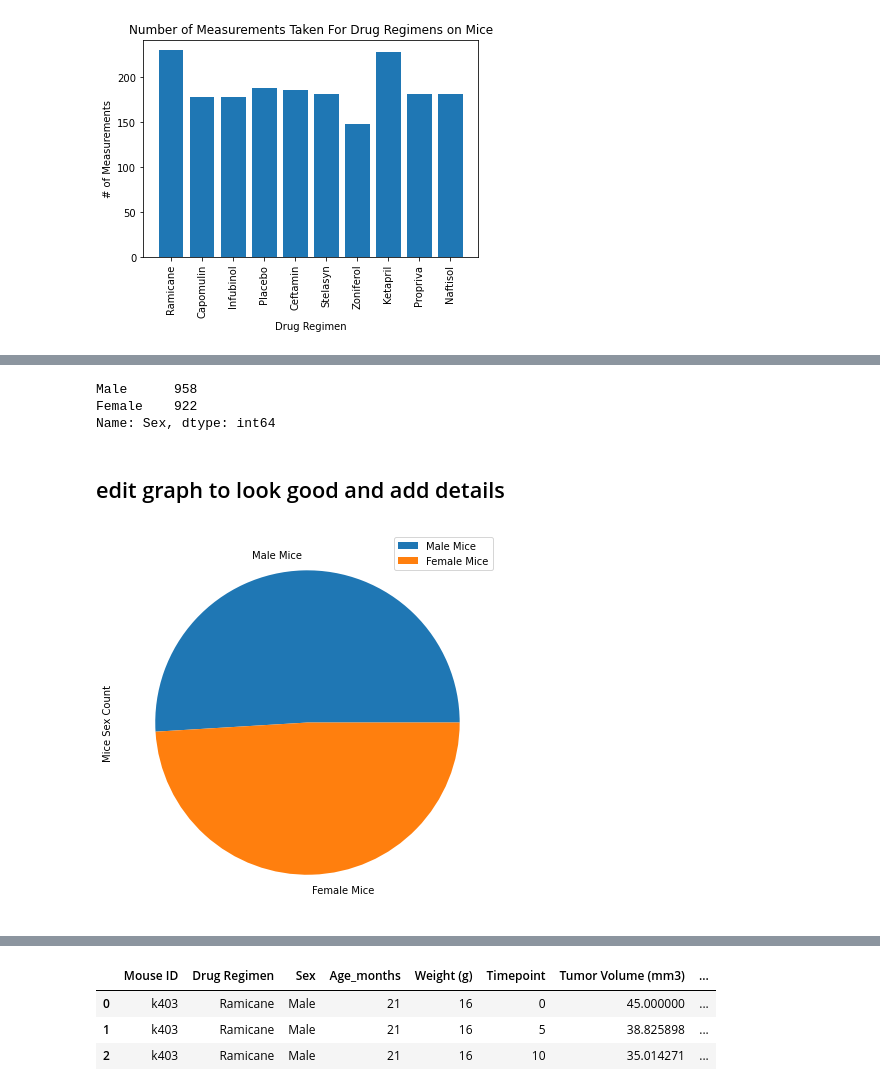
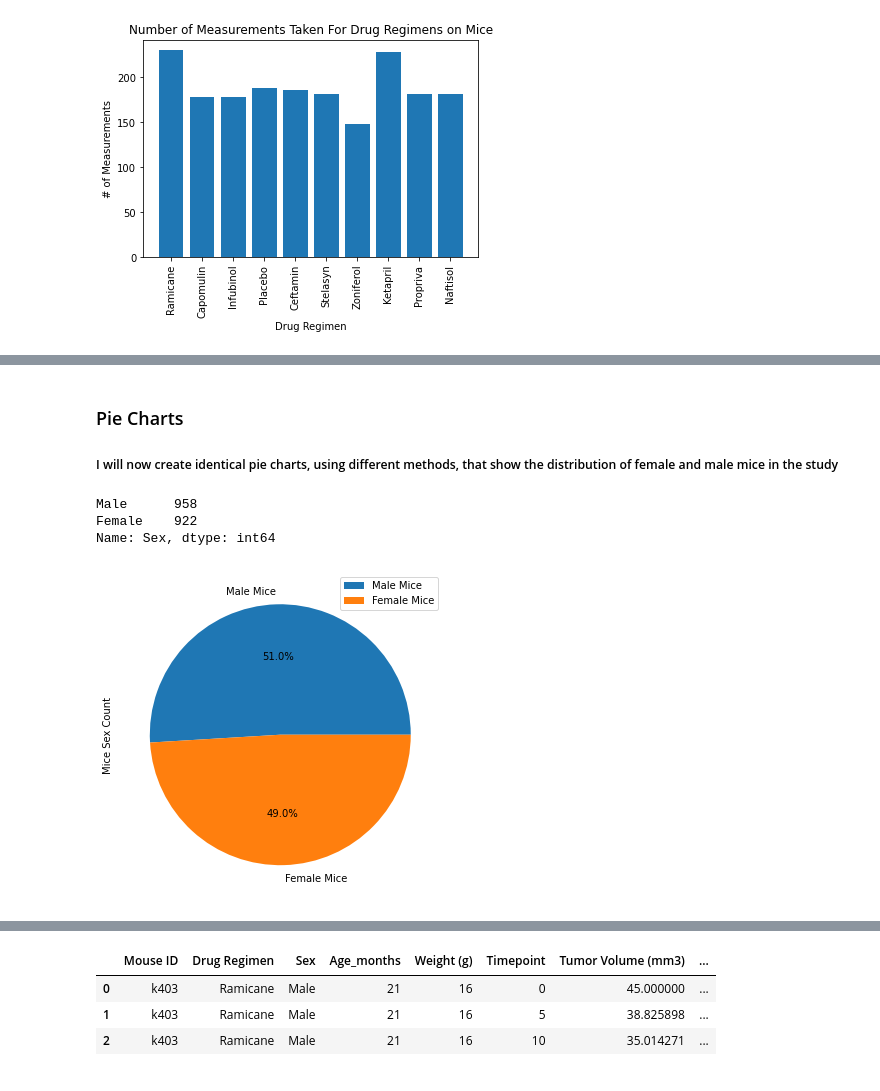
Before and after one commit to 3065923/Pymaceuticals_Burns, a Jupyter notebook: Pymaceuticals/Burns_pymaceuticals.ipynb, the cells around one changed output, grey strips where cells are left out. Cells and saved outputs as stored; diff of their text form; code cells hidden in the pictures.

```diff
--- a/Pymaceuticals/Burns_pymaceuticals.ipynb
+++ b/Pymaceuticals/Burns_pymaceuticals.ipynb
@@ -340,3 +332,7 @@ plt.show()
+# %% [markdown]
+### Pie Charts
+
+##### I will now create identical pie charts, using different methods, that show the distribution of female and male mice in the study
 # %%
 sex_count_df= clean_complete_df['Sex'].value_counts()
 sex_count_df
@@ -350,17 +346,15 @@ male_mice_count= sex_count_df[0]
 # %%
 female_mice_count= sex_count_df[1]
 #female_mice_count
-# %% [markdown]
-## edit graph to look good and add details
 # %%
 # Generate a pie plot showing the distribution of female versus male mice using pandas
 
 pie_df = pd.DataFrame({"Mice Sex Count": [male_mice_count, female_mice_count],
                    'radius': [2439.7, 6051.8]},
                   index=['Male Mice', 'Female Mice'])
-pie_plot = pie_df.plot.pie(y='Mice Sex Count', figsize=(7, 7))
+pie_plot = pie_df.plot.pie(y='Mice Sex Count', figsize=(6, 6), autopct='%1.1f%%')
 # %% [output]
-[figure, old version]
+[figure, new version]
 # %%
 # Generate a pie plot showing the distribution of female versus male mice using pyplot
 
```
Also changed, not shown: parts of 40 cells of this notebook.
